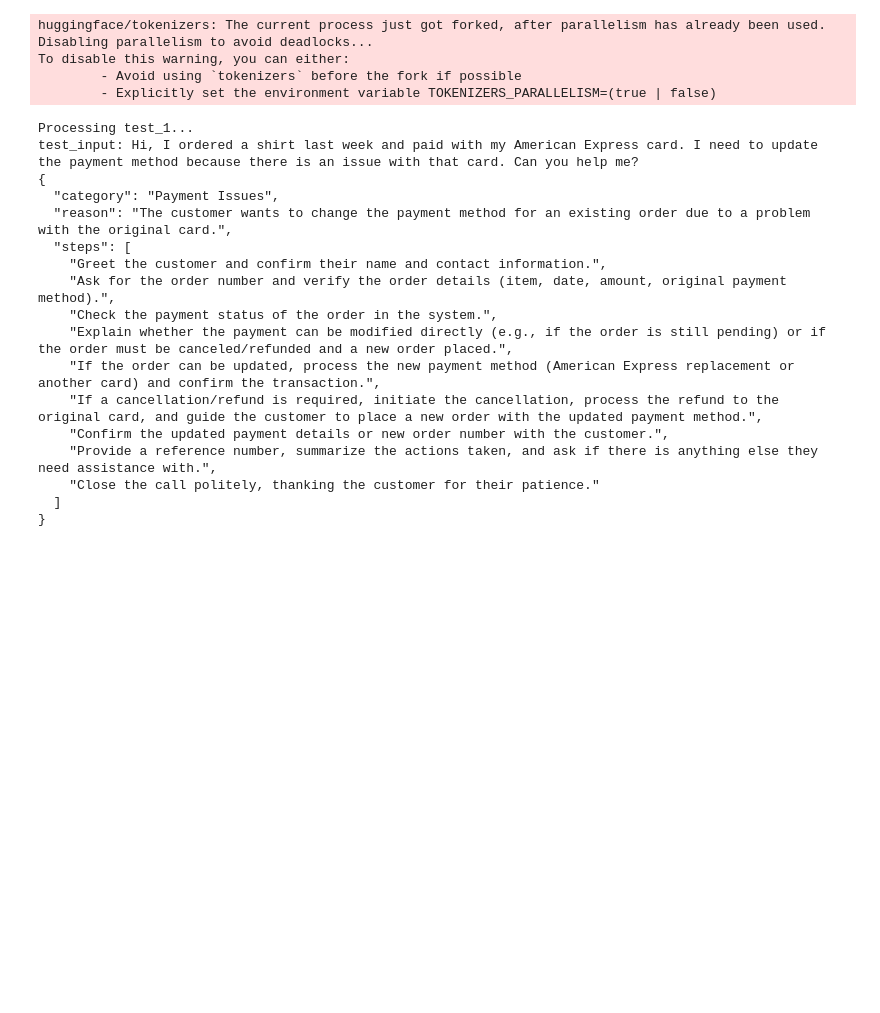
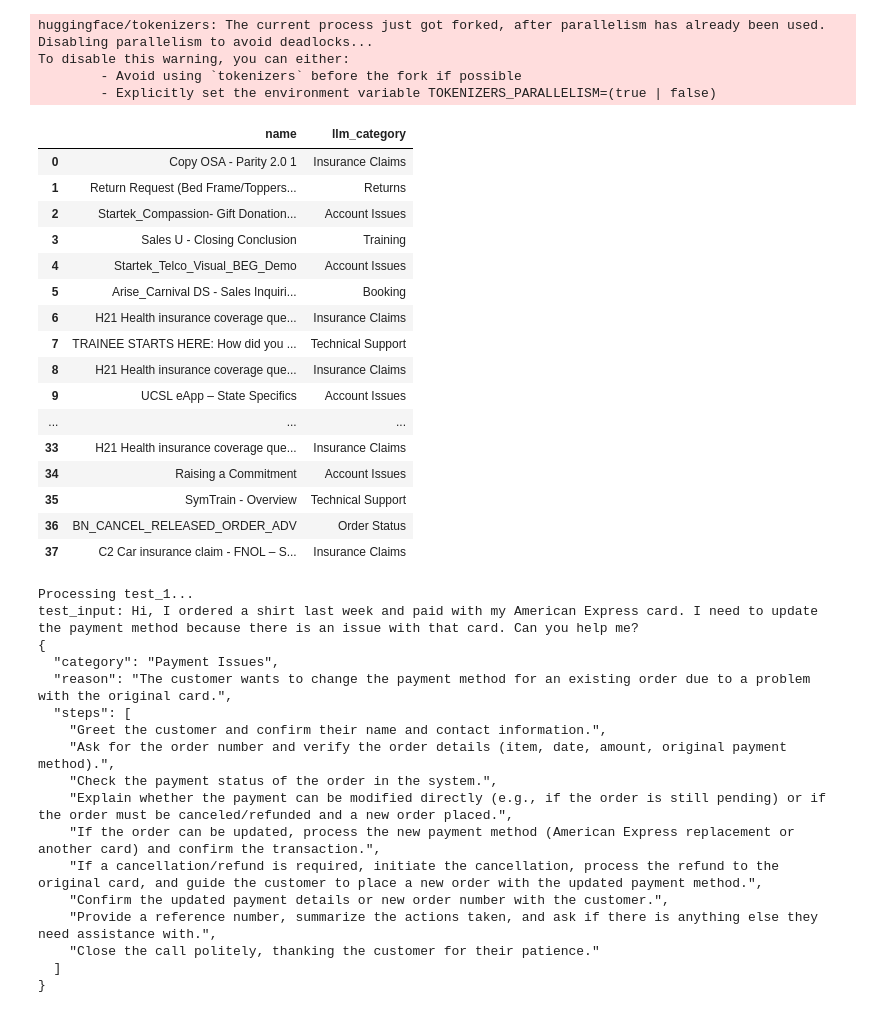
Before and after one commit to awside/symtrain-assistant, a Jupyter notebook: notebooks/extract.ipynb, the cells around one changed output. Drawn from its saved outputs; the diff is of its cells as text; code cells hidden in the pictures; blank space fills up the shorter version.

```diff
--- a/notebooks/extract.ipynb
+++ b/notebooks/extract.ipynb
@@ -79,10 +79,28 @@ To disable this warning, you can either:
 # %%
 # Approach 2: LLM-based categorization
 from symtrain.llm import categorize_with_ollama
 
 # Apply to dataframe
-df["ollama_category"] = df["transcript"].apply(categorize_with_ollama)
-df[["name", "ollama_category"]]
+df["llm_category"] = df["transcript"].apply(categorize_with_ollama)
+df[["name", "llm_category"]]
+# %% [output]
+|  | name | llm_category |
+| 0 | Copy OSA - Parity 2.0 1 | Insurance Claims |
+| 1 | Return Request (Bed Frame/Toppers... | Returns |
+| 2 | Startek_Compassion- Gift Donation... | Account Issues |
+| 3 | Sales U - Closing Conclusion | Training |
+| 4 | Startek_Telco_Visual_BEG_Demo | Account Issues |
+| 5 | Arise_Carnival DS - Sales Inquiri... | Booking |
+| 6 | H21 Health insurance coverage que... | Insurance Claims |
+| 7 | TRAINEE STARTS HERE: How did you ... | Technical Support |
+| 8 | H21 Health insurance coverage que... | Insurance Claims |
+| 9 | UCSL eApp – State Specifics | Account Issues |
+| ... | ... | ... |
+| 33 | H21 Health insurance coverage que... | Insurance Claims |
+| 34 | Raising a Commitment | Account Issues |
+| 35 | SymTrain - Overview | Technical Support |
+| 36 | BN_CANCEL_RELEASED_ORDER_ADV | Order Status |
+| 37 | C2 Car insurance claim - FNOL – S... | Insurance Claims |
 # %%
 # Task 5: Few-shot learning pipeline
 import json
```
Also changed, not shown: 1 other file.
